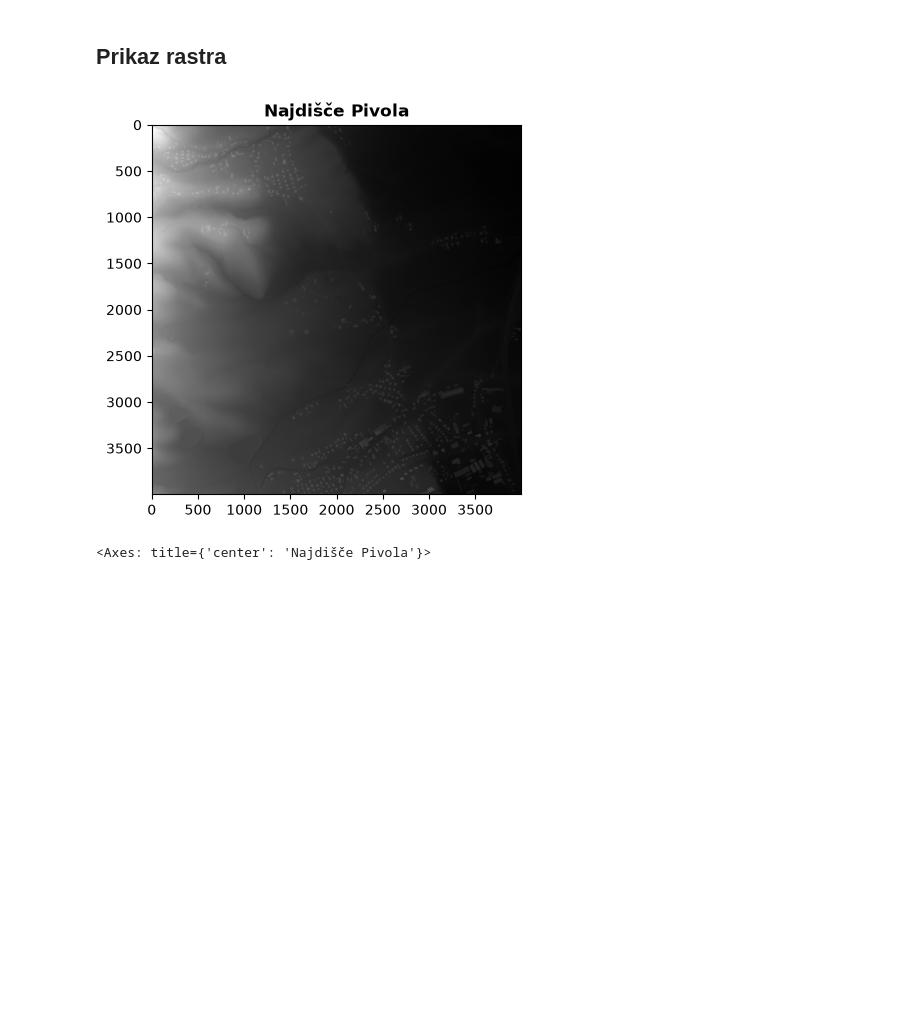
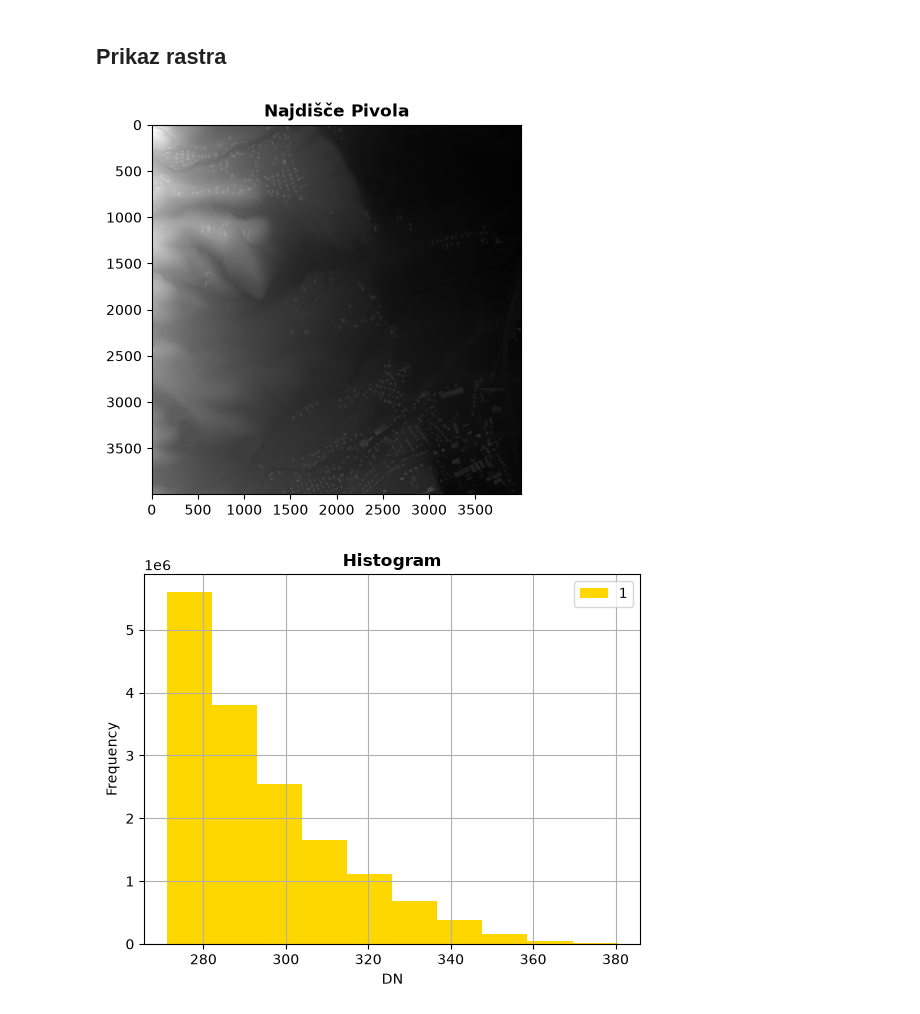
Before and after one commit to leonsmolej/Rasterio_zapiski, a Jupyter notebook: rasterio.ipynb, the cells around one changed output. Cells and saved outputs as stored; diff of their text form; code cells hidden in the pictures; blank space fills up the shorter version.

```diff
--- a/rasterio.ipynb
+++ b/rasterio.ipynb
@@ -36,9 +36,10 @@ with rio.open(dem_path) as src:
 ## Prikaz rastra
 # %%
 show(band,title="Najdišče Pivola", cmap="gray")
+show_hist(band)  #za prikaz histograma
 # %% [output]
 [figure]
-<Axes: title={'center': 'Najdišče Pivola'}>
+[figure, added]
 # %%
 
 #Deluje isto za slrm
```
Also changed, not shown: parts of 6 cells of this notebook.
